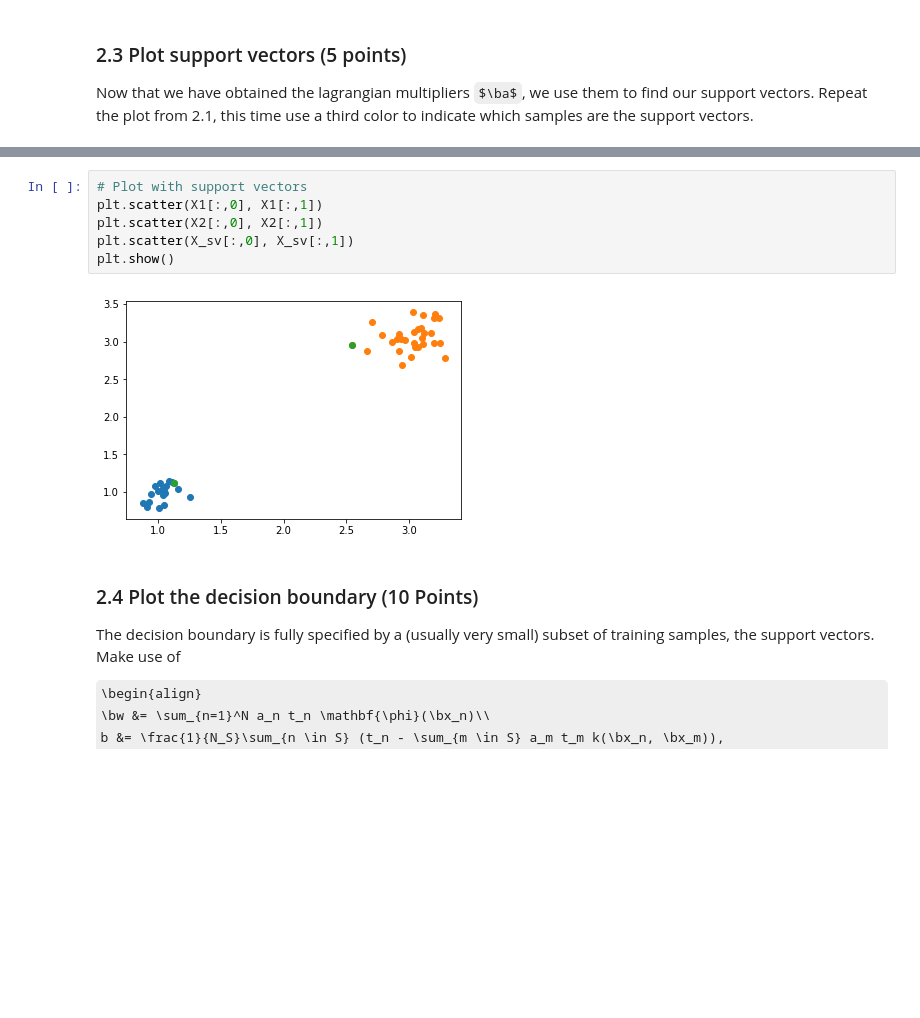
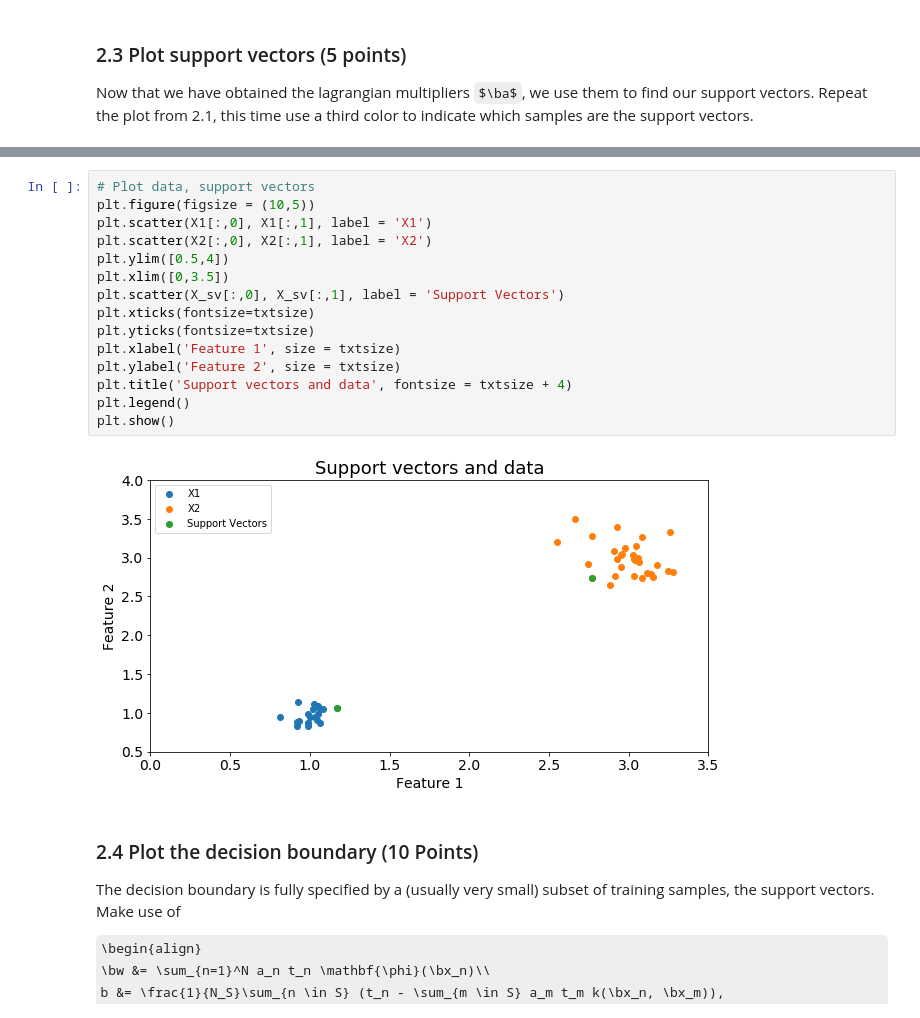
Before and after one commit to OlineRanum/Machine-Learning-1, a Jupyter notebook: Lab2/lab2-1.ipynb, the cells around one changed output, grey strips where cells are left out. Drawn from its saved outputs; the diff is of its cells as text; some formulas as TeX source; blank space fills up the shorter version.

Commit message:
Adjusted some plotting parameters

```diff
--- a/Lab2/lab2-1.ipynb
+++ b/Lab2/lab2-1.ipynb
@@ -531,12 +531,21 @@ a_sv = a[selected]
 Optimal solution found.
 # %%
-# Plot with support vectors
-plt.scatter(X1[:,0], X1[:,1])
-plt.scatter(X2[:,0], X2[:,1])
-plt.scatter(X_sv[:,0], X_sv[:,1])
+# Plot data, support vectors
+plt.figure(figsize = (10,5))
+plt.scatter(X1[:,0], X1[:,1], label = 'X1')
+plt.scatter(X2[:,0], X2[:,1], label = 'X2')
+plt.ylim([0.5,4])
+plt.xlim([0,3.5])
+plt.scatter(X_sv[:,0], X_sv[:,1], label = 'Support Vectors')
+plt.xticks(fontsize=txtsize)
+plt.yticks(fontsize=txtsize)
+plt.xlabel('Feature 1', size = txtsize)
+plt.ylabel('Feature 2', size = txtsize)
+plt.title('Support vectors and data', fontsize = txtsize + 4)
+plt.legend()
 plt.show()
 # %% [output]
-[figure, old version]
+[figure, new version]
 # %% [markdown]
 ### 2.4 Plot the decision boundary (10 Points)
 The decision boundary is fully specified by a (usually very small) subset of training samples, the support vectors. Make use of
```
Also changed, not shown: parts of 4 cells of this notebook.
